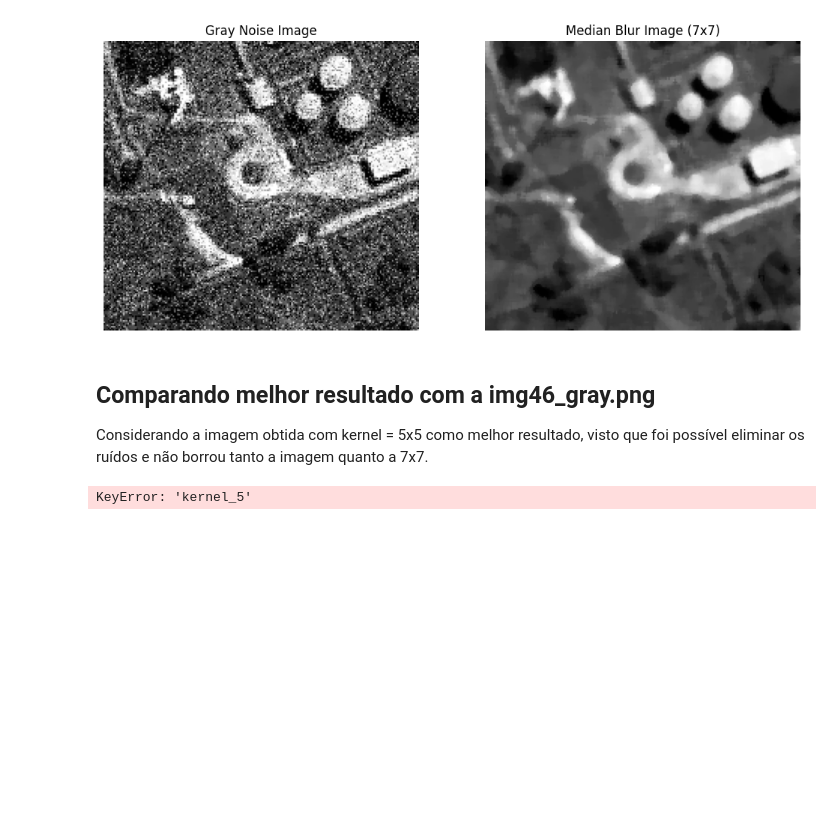
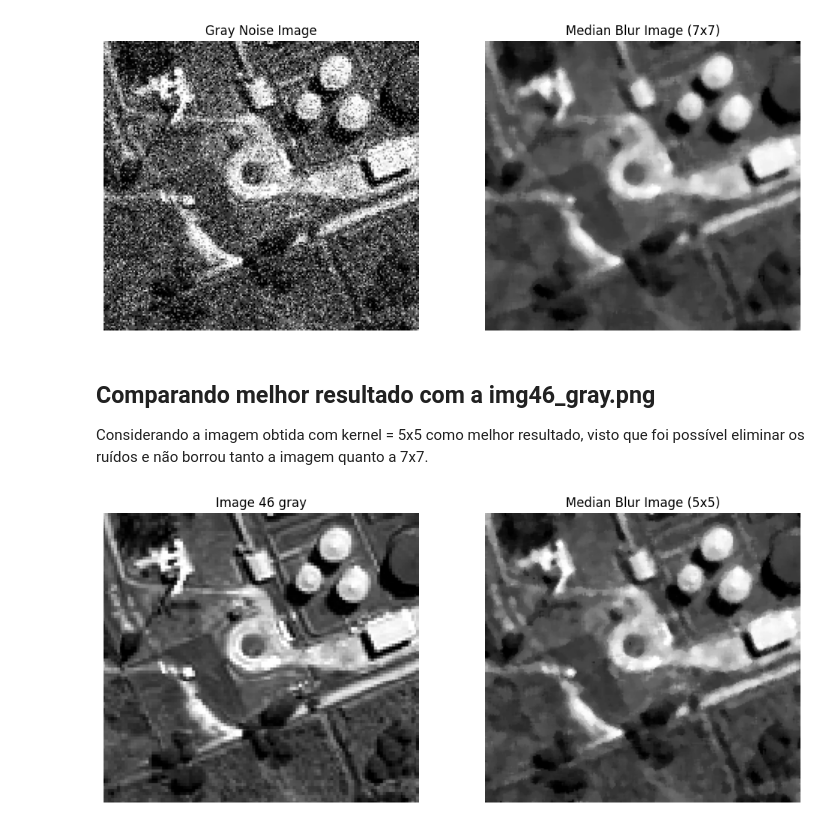
Before and after one commit to PolliArthur/satellite-image-case, a Jupyter notebook: questions/q1.ipynb, the cells around one changed output. Saved outputs shown, nothing was run; the diff lists cells and outputs as text; code cells hidden in the pictures; blank space fills up the shorter version.

```diff
--- a/questions/q1.ipynb
+++ b/questions/q1.ipynb
@@ -66,7 +65,8 @@ for key, item in median_blur_imgs.items():
 ## Comparando melhor resultado com a img46_gray.png
 Considerando a imagem obtida com kernel = 5x5 como melhor resultado, visto que foi possível eliminar os ruídos e não borrou tanto a imagem quanto a 7x7.
 # %%
-img46 = cv2.imread('../data/q1/img46_gray_noise.png')
-plot_side_by_side(img46, median_blur_imgs["kernel_5"], 'Image 46 gray', f"Median Blur Image (5x5)")
+img46 = cv2.imread('../data/q1/img46_gray.png')
+img46 = cv2.cvtColor(img46, cv2.COLOR_BGR2RGB)
+plot_side_by_side(img46, median_blur_imgs['Kernel_5']['img'], "Image 46 gray", "Median Blur Image (5x5)")
 # %% [output]
-KeyError: 'kernel_5'
+[figure, added]
```
Also changed, not shown: parts of 3 cells of this notebook.
